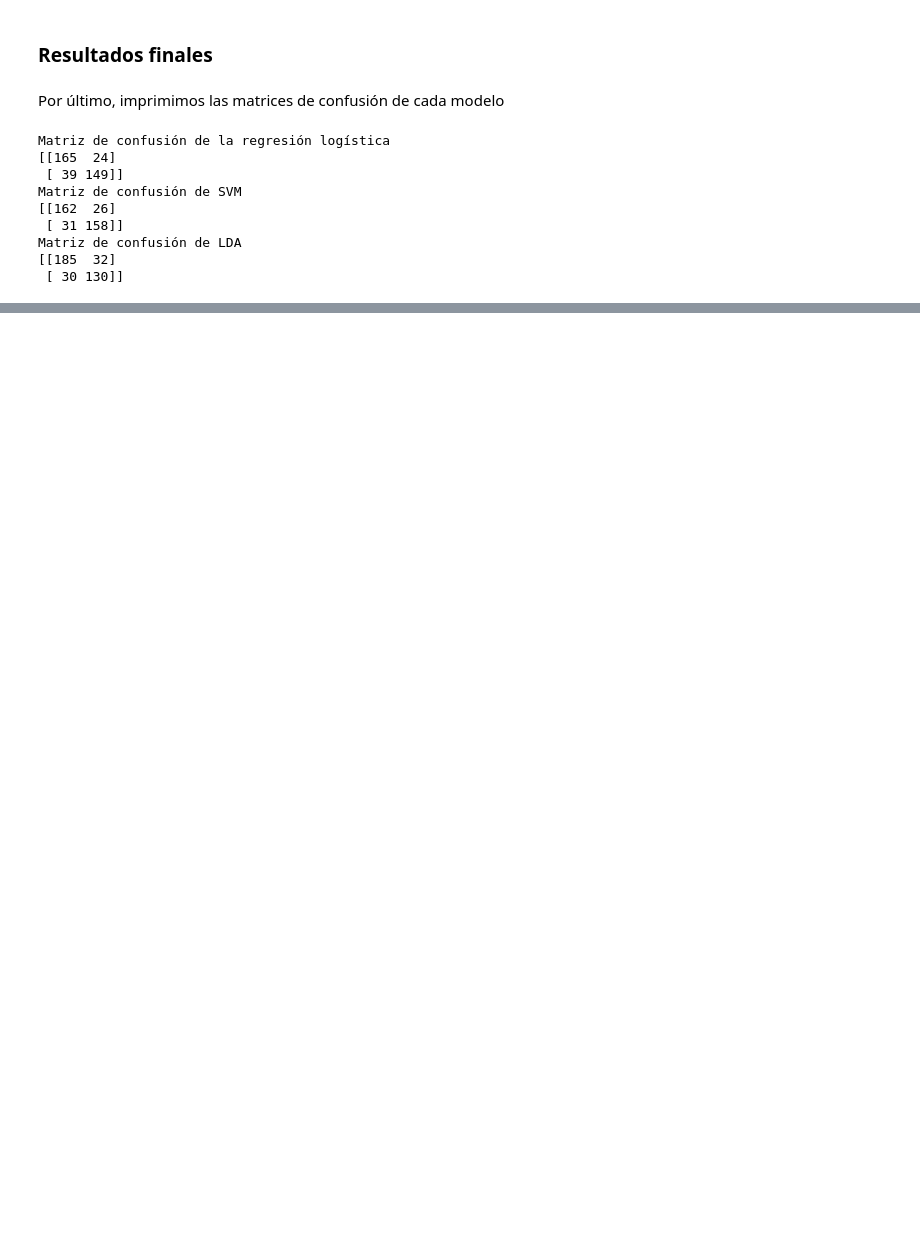
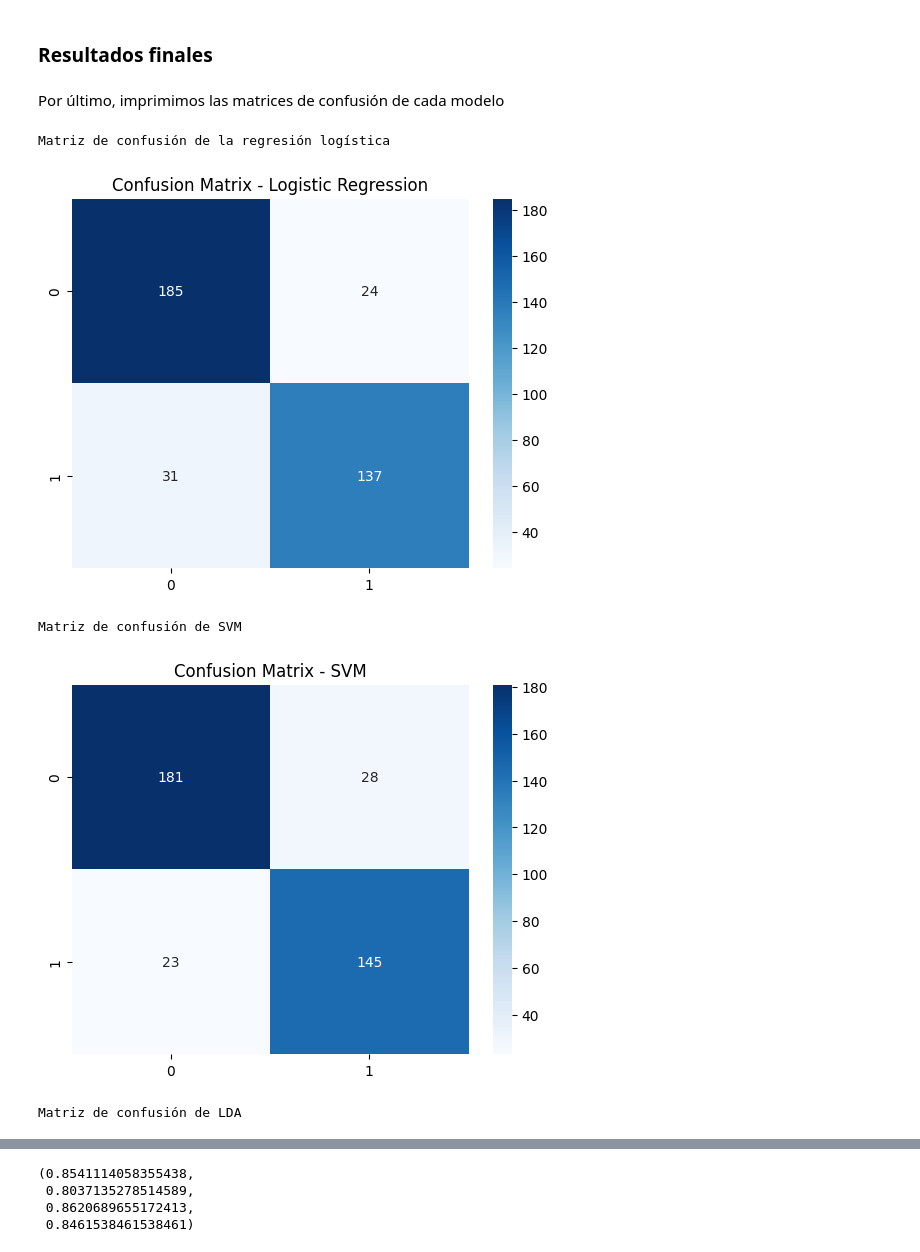
Before and after one commit to Crownyny/Drug_Consumption_Analysis, a Jupyter notebook: Data Analysis.ipynb, the cells around one changed output, grey strips where cells are left out. Saved outputs shown, nothing was run; the diff lists cells and outputs as text; code cells hidden in the pictures; blank space fills up the shorter version.

```diff
--- a/Data Analysis.ipynb
+++ b/Data Analysis.ipynb
@@ -455,7 +452,7 @@ Mejor f1-score: 0.8487850881021737
 
 Ahora, creamos un modelo con el random state obtenido y extraemos sus metricas
 # %%
-X_train_svm, X_test_svm, y_train_svm, y_test_svm = train_test_split(X, y, test_size=0.2, random_state=best_random_state)
+X_train_svm, X_test_svm, y_train_svm, y_test_svm = train_test_split(X_reduc, y, test_size=0.2, random_state=best_random_state)
 # Crear el modelo de regresión logística
 model = SVC(kernel='linear', C=1)
 
@@ -467,6 +464,8 @@ y_pred_svm = model.predict(X_test_svm)
 
 # Obtener las métricas como diccionario
 report = classification_report(y_test_svm,y_pred_svm,output_dict=True)
+
+a3 = accuracy_score(y_test_svm, y_pred_svm)
 # %% [markdown]
 
 Por último mostramos la matriz de confusión.
@@ -498,7 +516,7 @@ Mejor f1-score: 0.835673814496903
 
 Ahora, creamos un modelo con el random state obtenido y extraemos sus metricas
 # %%
-X_train_ld, X_test_ld, y_train_ld, y_test_ld = train_test_split(X, y, test_size=0.2, random_state=best_random_state)
+X_train_ld, X_test_ld, y_train_ld, y_test_ld = train_test_split(X_reduc, y, test_size=0.2, random_state=best_random_state)
 # Crear el modelo de regresión logística
 model = LinearDiscriminantAnalysis()
 
@@ -510,6 +528,8 @@ y_pred_ld = model.predict(X_test_ld)
 
 # Obtener las métricas como diccionario
 report = classification_report(y_test_ld,y_pred_ld,output_dict=True)
+
+a4 = accuracy_score(y_test_ld, y_pred_ld)
 # %% [markdown]
 
 Por último mostramos la matriz de confusión.
@@ -524,20 +544,33 @@ print(matrix_confusion_linear_discriminant)
 ### Resultados finales
 # %% [markdown]
 Por último, imprimimos las matrices de confusión de cada modelo
-# %%
-print("Matriz de confusión de la regresión logística")
-print(matrix_confusion_linear_regression)
-print("Matriz de confusión de SVM")
-print(matrix_confusion_SVM)
-print("Matriz de confusión de LDA")
-print(matrix_confusion_linear_discriminant)
-# %% [output]
-Matriz de confusión de la regresión logística
-[[165  24]
- [ 39 149]]
-Matriz de confusión de SVM
-[[162  26]
- [ 31 158]]
-Matriz de confusión de LDA
-[[185  32]
- [ 30 130]]
+# %%
+import matplotlib.pyplot as plt
+import seaborn as sns
+
+# Logistic Regression Confusion Matrix
+print("Matriz de confusión de la regresión logística")
+plt.figure()
+sns.heatmap(matrix_confusion_linear_regression, annot=True, fmt='d', cmap='Blues')
+plt.title("Confusion Matrix - Logistic Regression")
+plt.show()
+
+# SVM Confusion Matrix
+print("Matriz de confusión de SVM")
+plt.figure()
+sns.heatmap(matrix_confusion_SVM, annot=True, fmt='d', cmap='Blues')
+plt.title("Confusion Matrix - SVM")
+plt.show()
+
+# LDA Confusion Matrix
+print("Matriz de confusión de LDA")
+plt.figure()
+sns.heatmap(matrix_confusion_linear_discriminant, annot=True, fmt='d', cmap='Blues')
+plt.title("Confusion Matrix - LDA")
+plt.show()
+# %% [output]
+Matriz de confusión de la regresión logística
+[figure, added]
+Matriz de confusión de SVM
+[figure, added]
+Matriz de confusión de LDA
@@ -543,0 +578,7 @@ Matriz de confusión de LDA
+# %%
+a1, a2, a3, a4
+# %% [output]
+(0.8541114058355438,
+ 0.8037135278514589,
+ 0.8620689655172413,
+ 0.8461538461538461)
```
Also changed, not shown: parts of 13 cells of this notebook.
